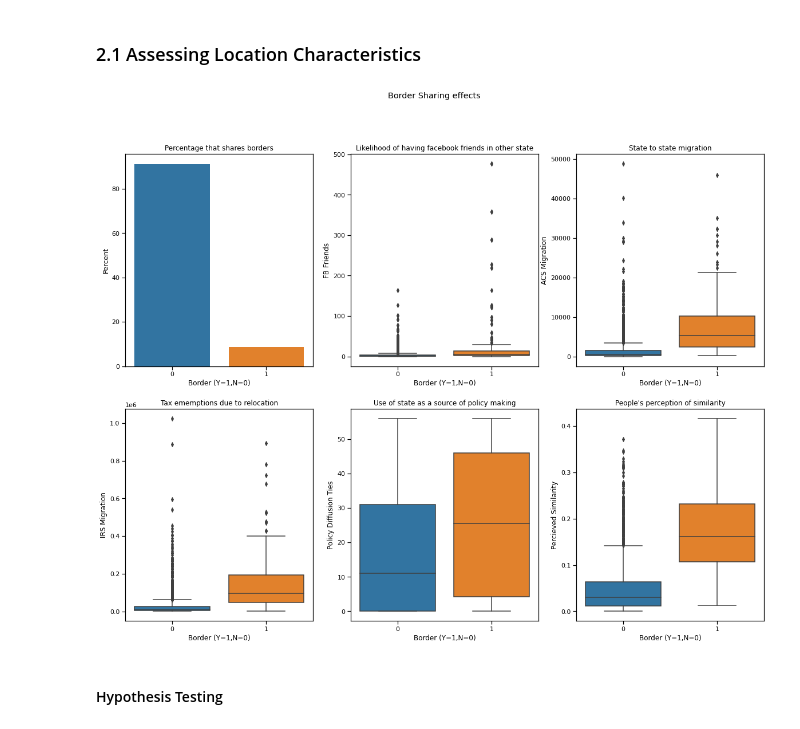
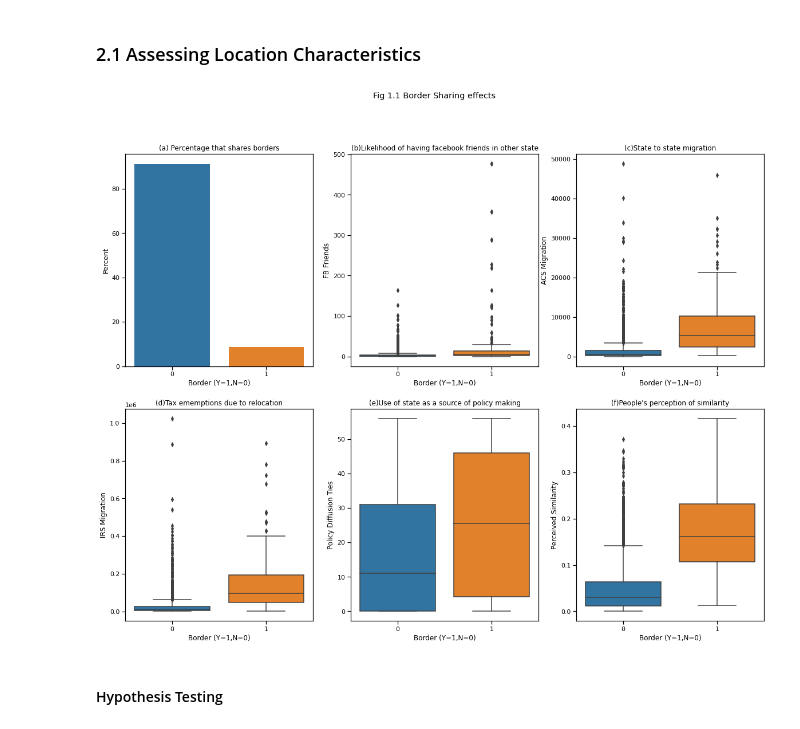
Before and after one commit to josepht47/assessing-state-networks-in-usa, a Jupyter notebook: State-Networks-Code.ipynb, the cells around one changed output. Drawn from its saved outputs; the diff is of its cells as text; code cells hidden in the pictures.

```diff
--- a/State-Networks-Code.ipynb
+++ b/State-Networks-Code.ipynb
@@ -336,23 +336,23 @@ color = sns.color_palette("twilight")
    ### 2.1 Assessing Location Characteristics
 # %%
 f1, ax = plt.subplots(2,3, figsize=(20,15))
-f1.suptitle("Border Sharing effects")
+f1.suptitle("Fig 1.1 Border Sharing effects")
 sns.barplot(x='Border', y='Border',data=sn,estimator=lambda x: len(x) / len(sn) * 100, ax=ax[0,0])
-ax[0,0].set(ylabel="Percent", xlabel = "Border (Y=1,N=0)", title = 'Percentage that shares borders')
+ax[0,0].set(ylabel="Percent", xlabel = "Border (Y=1,N=0)", title = '(a) Percentage that shares borders')
 sns.boxplot(x='Border', y='fb_friend_index',data=sn, ax=ax[0,1])
-ax[0,1].set(ylabel="FB Friends", xlabel = "Border (Y=1,N=0)", title = 'Likelihood of having facebook friends in other state')
+ax[0,1].set(ylabel="FB Friends", xlabel = "Border (Y=1,N=0)", title = '(b)Likelihood of having facebook friends in other state')
 sns.boxplot(x='Border', y='ACS_Migration',data=sn, ax=ax[0,2])
-ax[0,2].set(ylabel="ACS Migration", xlabel = "Border (Y=1,N=0)", title = 'State to state migration')
+ax[0,2].set(ylabel="ACS Migration", xlabel = "Border (Y=1,N=0)", title = '(c)State to state migration')
 sns.boxplot(x='Border', y='IRS_migration',data=sn, ax=ax[1,0])
-ax[1,0].set(ylabel="IRS Migration", xlabel = "Border (Y=1,N=0)", title = 'Tax ememptions due to relocation')
+ax[1,0].set(ylabel="IRS Migration", xlabel = "Border (Y=1,N=0)", title = '(d)Tax ememptions due to relocation')
 sns.boxplot(x='Border', y='policy_diffusion_tie',data=sn, ax=ax[1,1])
-ax[1,1].set(ylabel="Policy Diffusion Ties", xlabel = "Border (Y=1,N=0)", title = 'Use of state as a source of policy making')
+ax[1,1].set(ylabel="Policy Diffusion Ties", xlabel = "Border (Y=1,N=0)", title = '(e)Use of state as a source of policy making')
 sns.boxplot(x='Border', y='perceived_similarity',data=sn, ax=ax[1,2])
 
-ax[1,2].set(ylabel="Perceived Similarity", xlabel = "Border (Y=1,N=0)", title = "People's perception of similarity")
+ax[1,2].set(ylabel="Perceived Similarity", xlabel = "Border (Y=1,N=0)", title = "(f)People's perception of similarity")
 f1.savefig('/Users/josephthomas/Documents/Projects/State Networks/Data/Out/f11Border.png')
 # %% [output]
-[figure, old version]
+[figure, new version]
 # %% [markdown]
 #### Hypothesis Testing
 # %%
```
Also changed, not shown: parts of 24 cells of this notebook.
